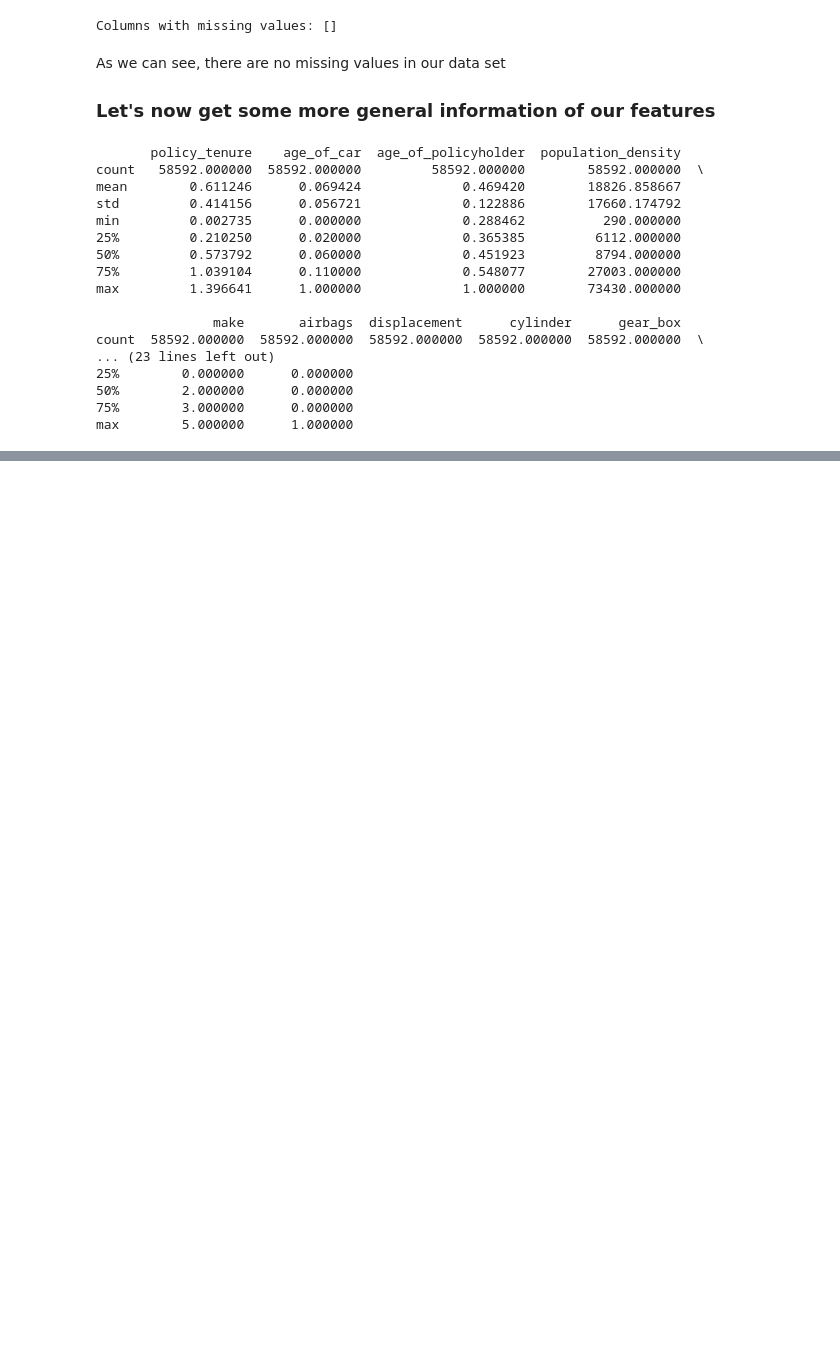
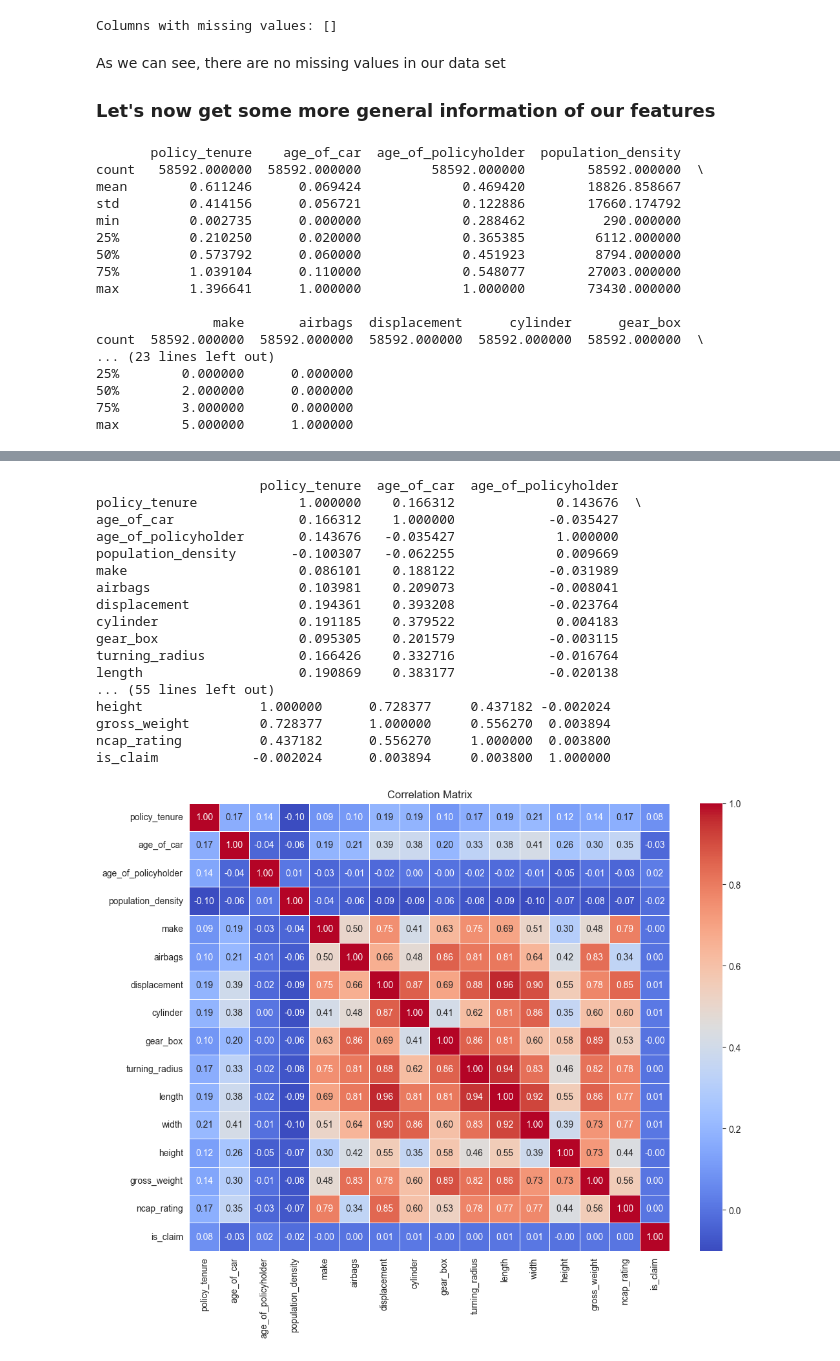
Before and after one commit to afs202005277/HeartDiseasePrediction, a Jupyter notebook: project.ipynb, the cells around one changed output, grey strips where cells are left out. Cells and saved outputs as stored; diff of their text form; code cells hidden in the pictures; blank space fills up the shorter version.

Commit message:
some correlation investigation

```diff
--- a/project.ipynb
+++ b/project.ipynb
@@ -77,0 +85,33 @@ sb.pairplot(train_data)
+# %%
+
+numeric_columns = train_data.select_dtypes(include='number')
+train_data_numeric = train_data[numeric_columns.columns]
+
+
+correlation_matrix = train_data_numeric.corr()
+
+print(correlation_matrix)
+
+plt.figure(figsize=(12, 9))
+sb.heatmap(correlation_matrix, annot=True, cmap='coolwarm', fmt='.2f', linewidths=0.5)
+plt.title('Correlation Matrix')
+plt.show()
+# %% [output]
+                     policy_tenure  age_of_car  age_of_policyholder
+policy_tenure             1.000000    0.166312             0.143676  \
+age_of_car                0.166312    1.000000            -0.035427
+age_of_policyholder       0.143676   -0.035427             1.000000
+population_density       -0.100307   -0.062255             0.009669
+make                      0.086101    0.188122            -0.031989
+airbags                   0.103981    0.209073            -0.008041
+displacement              0.194361    0.393208            -0.023764
+cylinder                  0.191185    0.379522             0.004183
+gear_box                  0.095305    0.201579            -0.003115
+turning_radius            0.166426    0.332716            -0.016764
+length                    0.190869    0.383177            -0.020138
+... (55 lines left out)
+height               1.000000      0.728377     0.437182 -0.002024
+gross_weight         0.728377      1.000000     0.556270  0.003894
+ncap_rating          0.437182      0.556270     1.000000  0.003800
+is_claim            -0.002024      0.003894     0.003800  1.000000
+[figure, added]
```
Also changed, not shown: parts of 3 cells of this notebook.
